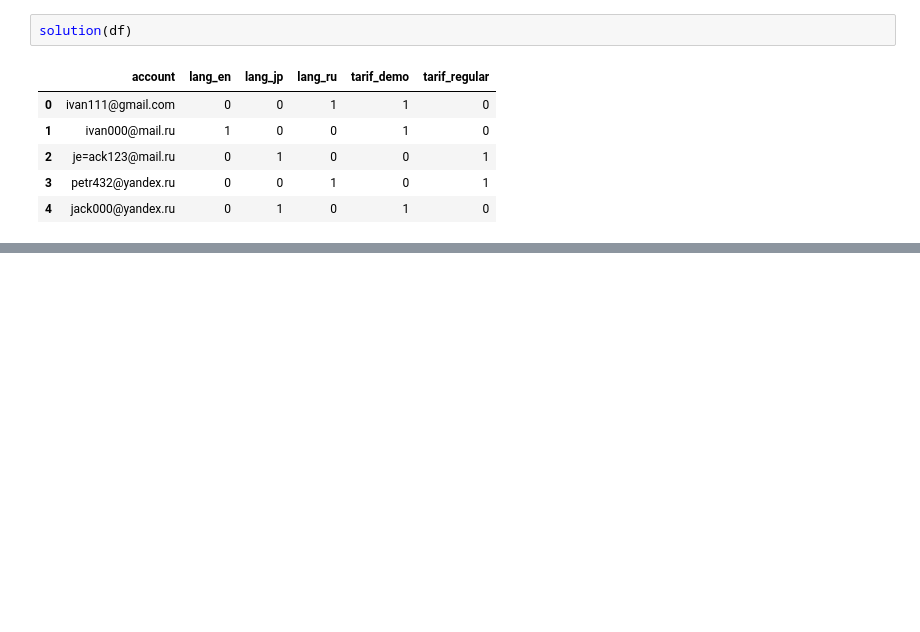
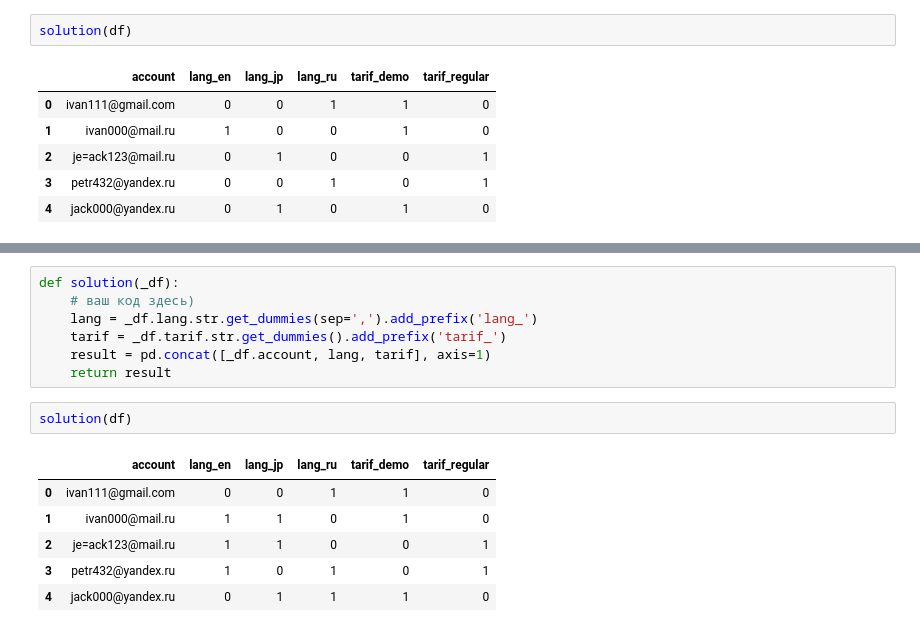
Before and after one commit to gbrs/basics_of_pandas, a Jupyter notebook: Pandas_basic.ipynb, the cells around one changed output, grey strips where cells are left out. Cells and saved outputs as stored; diff of their text form; blank space fills up the shorter version.

```diff
--- a/Pandas_basic.ipynb
+++ b/Pandas_basic.ipynb
@@ -1618,0 +1628,16 @@ df
+# %%
+def solution(_df):
+    # ваш код здесь)
+    lang = _df.lang.str.get_dummies(sep=',').add_prefix('lang_')
+    tarif = _df.tarif.str.get_dummies().add_prefix('tarif_')
+    result = pd.concat([_df.account, lang, tarif], axis=1)
+    return result
+# %%
+solution(df)
+# %% [output]
+|  | account | lang_en | lang_jp | lang_ru | tarif_demo | tarif_regular |
+| 0 | ivan111@gmail.com | 0 | 0 | 1 | 1 | 0 |
+| 1 | ivan000@mail.ru | 1 | 1 | 0 | 1 | 0 |
+| 2 | je=ack123@mail.ru | 1 | 1 | 0 | 0 | 1 |
+| 3 | petr432@yandex.ru | 1 | 0 | 1 | 0 | 1 |
+| 4 | jack000@yandex.ru | 0 | 1 | 1 | 1 | 0 |
```
Also changed, not shown: parts of 2 cells of this notebook.
